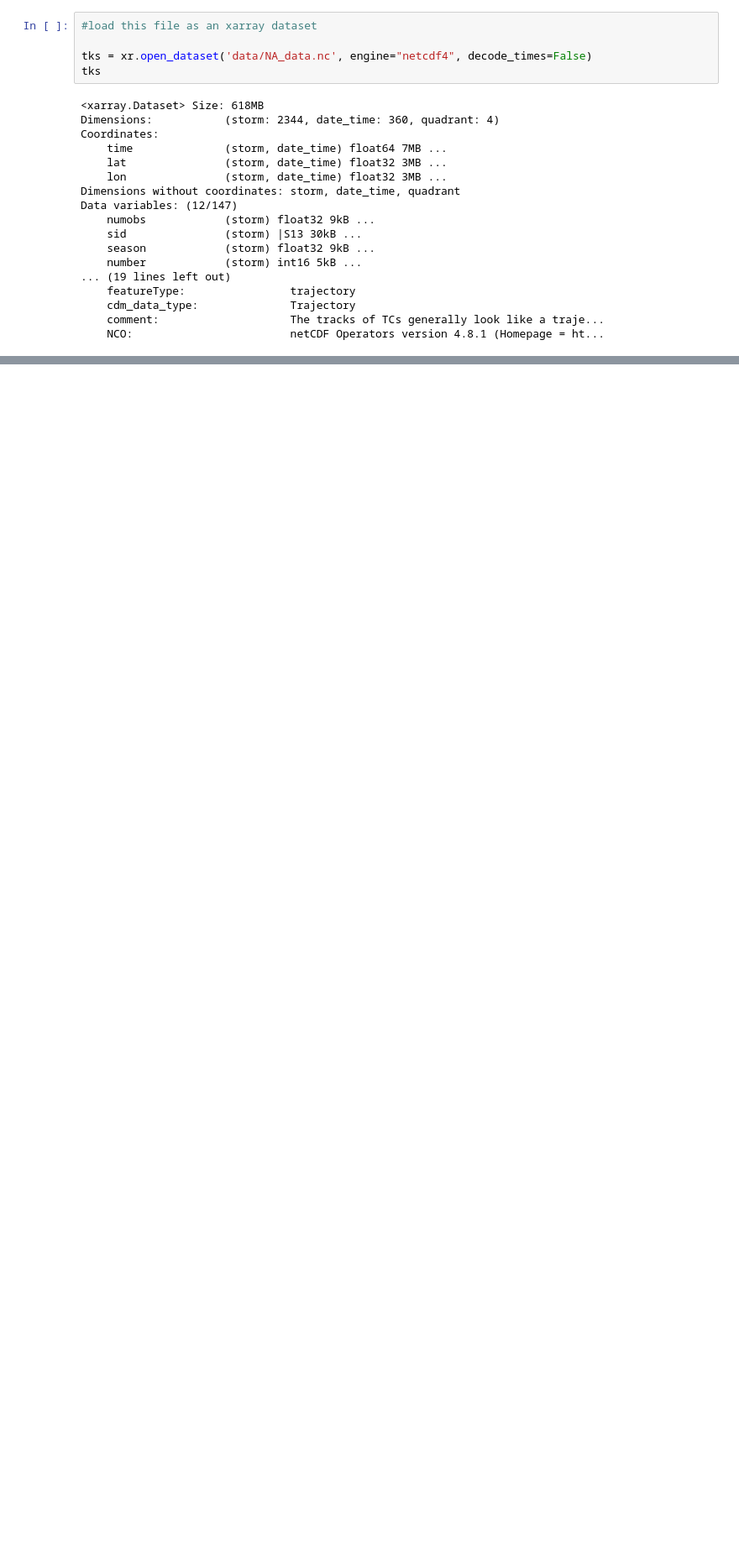
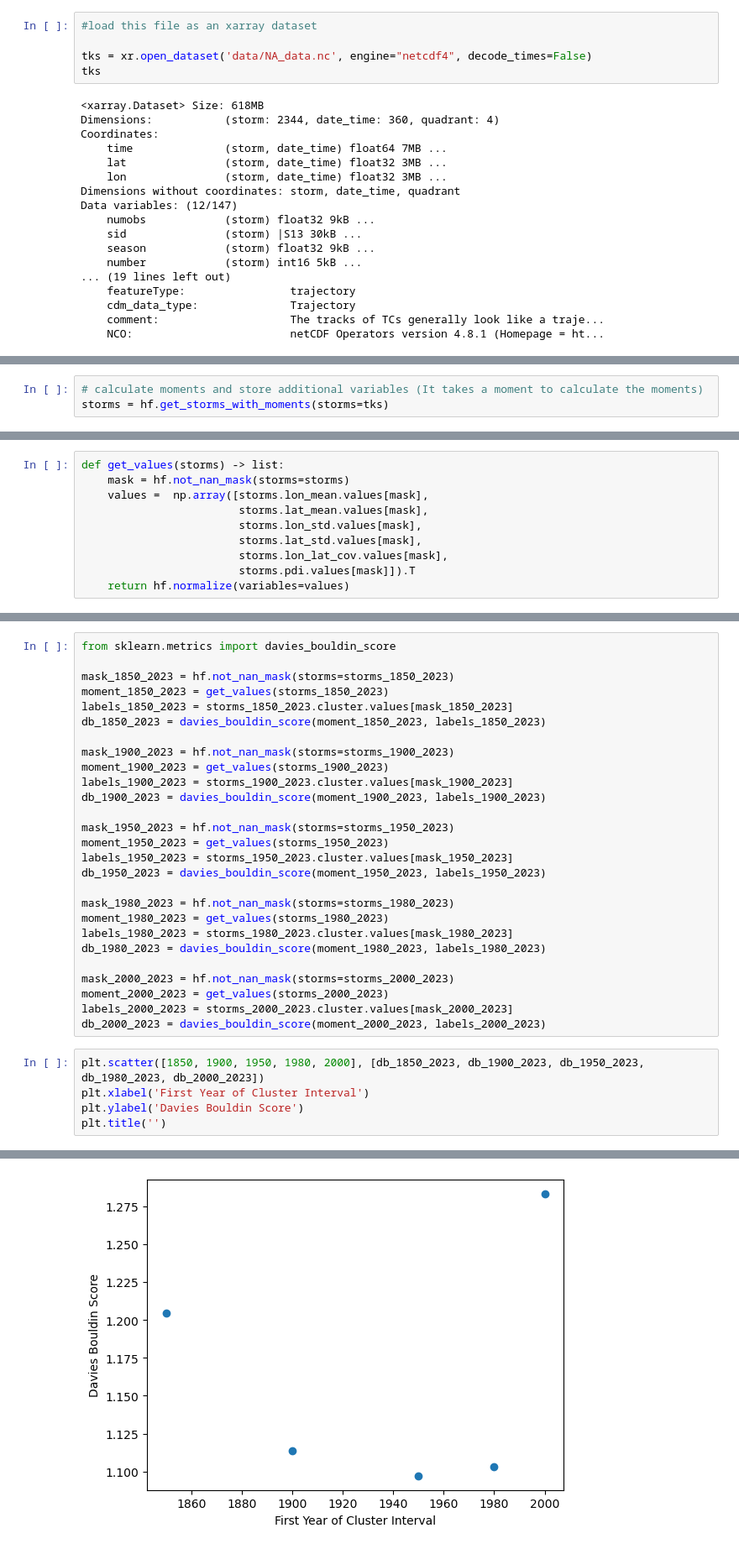
Before and after one commit to JuanPalaciosGodoy/climate-prediction-with-ml-team-1, a Jupyter notebook: Project-StarterCodes/Project1-EDAV/lib/data_story.ipynb, the cells around one changed output, grey strips where cells are left out. Shown at 84% size. Cells and saved outputs as stored; diff of their text form; blank space fills up the shorter version.

```diff
--- a/Project-StarterCodes/Project1-EDAV/lib/data_story.ipynb
+++ b/Project-StarterCodes/Project1-EDAV/lib/data_story.ipynb
@@ -89,0 +98,3 @@ Data variables: (12/147)
+# %%
+# calculate moments and store additional variables (It takes a moment to calculate the moments)
+storms = hf.get_storms_with_moments(storms=tks)
@@ -112,0 +263,10 @@ tks_1950_2023 = tf.select_years(1950, 2023)
+# %%
+def get_values(storms) -> list:
+    mask = hf.not_nan_mask(storms=storms)
+    values =  np.array([storms.lon_mean.values[mask],
+                        storms.lat_mean.values[mask],
+                        storms.lon_std.values[mask],
+                        storms.lat_std.values[mask],
+                        storms.lon_lat_cov.values[mask],
+                        storms.pdi.values[mask]]).T
+    return hf.normalize(variables=values)
@@ -112,0 +289,33 @@ tks_1950_2023 = tf.select_years(1950, 2023)
+# %%
+from sklearn.metrics import davies_bouldin_score
+
+mask_1850_2023 = hf.not_nan_mask(storms=storms_1850_2023)
+moment_1850_2023 = get_values(storms_1850_2023)
+labels_1850_2023 = storms_1850_2023.cluster.values[mask_1850_2023]
+db_1850_2023 = davies_bouldin_score(moment_1850_2023, labels_1850_2023)
+
+mask_1900_2023 = hf.not_nan_mask(storms=storms_1900_2023)
+moment_1900_2023 = get_values(storms_1900_2023)
+labels_1900_2023 = storms_1900_2023.cluster.values[mask_1900_2023]
+db_1900_2023 = davies_bouldin_score(moment_1900_2023, labels_1900_2023)
+
+mask_1950_2023 = hf.not_nan_mask(storms=storms_1950_2023)
+moment_1950_2023 = get_values(storms_1950_2023)
+labels_1950_2023 = storms_1950_2023.cluster.values[mask_1950_2023]
+db_1950_2023 = davies_bouldin_score(moment_1950_2023, labels_1950_2023)
+
+mask_1980_2023 = hf.not_nan_mask(storms=storms_1980_2023)
+moment_1980_2023 = get_values(storms_1980_2023)
+labels_1980_2023 = storms_1980_2023.cluster.values[mask_1980_2023]
+db_1980_2023 = davies_bouldin_score(moment_1980_2023, labels_1980_2023)
+
+mask_2000_2023 = hf.not_nan_mask(storms=storms_2000_2023)
+moment_2000_2023 = get_values(storms_2000_2023)
+labels_2000_2023 = storms_2000_2023.cluster.values[mask_2000_2023]
+db_2000_2023 = davies_bouldin_score(moment_2000_2023, labels_2000_2023)
+# %%
+plt.scatter([1850, 1900, 1950, 1980, 2000], [db_1850_2023, db_1900_2023, db_1950_2023, db_1980_2023, db_2000_2023])
+plt.xlabel('First Year of Cluster Interval')
+plt.ylabel('Davies Bouldin Score')
+plt.title('')
+# %% [output]
@@ -112,0 +323 @@ tks_1950_2023 = tf.select_years(1950, 2023)
+[figure, added]
```
Also changed, not shown: parts of 54 cells of this notebook.
